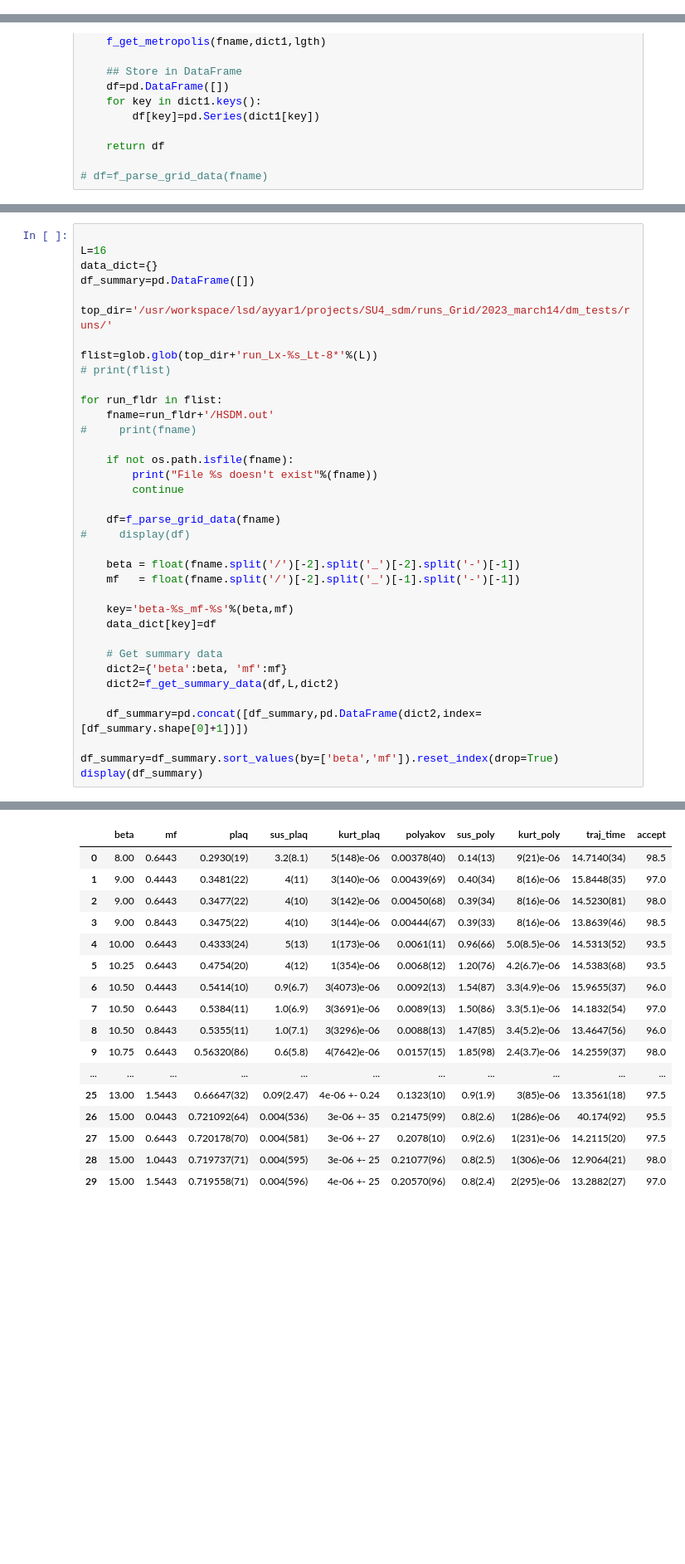
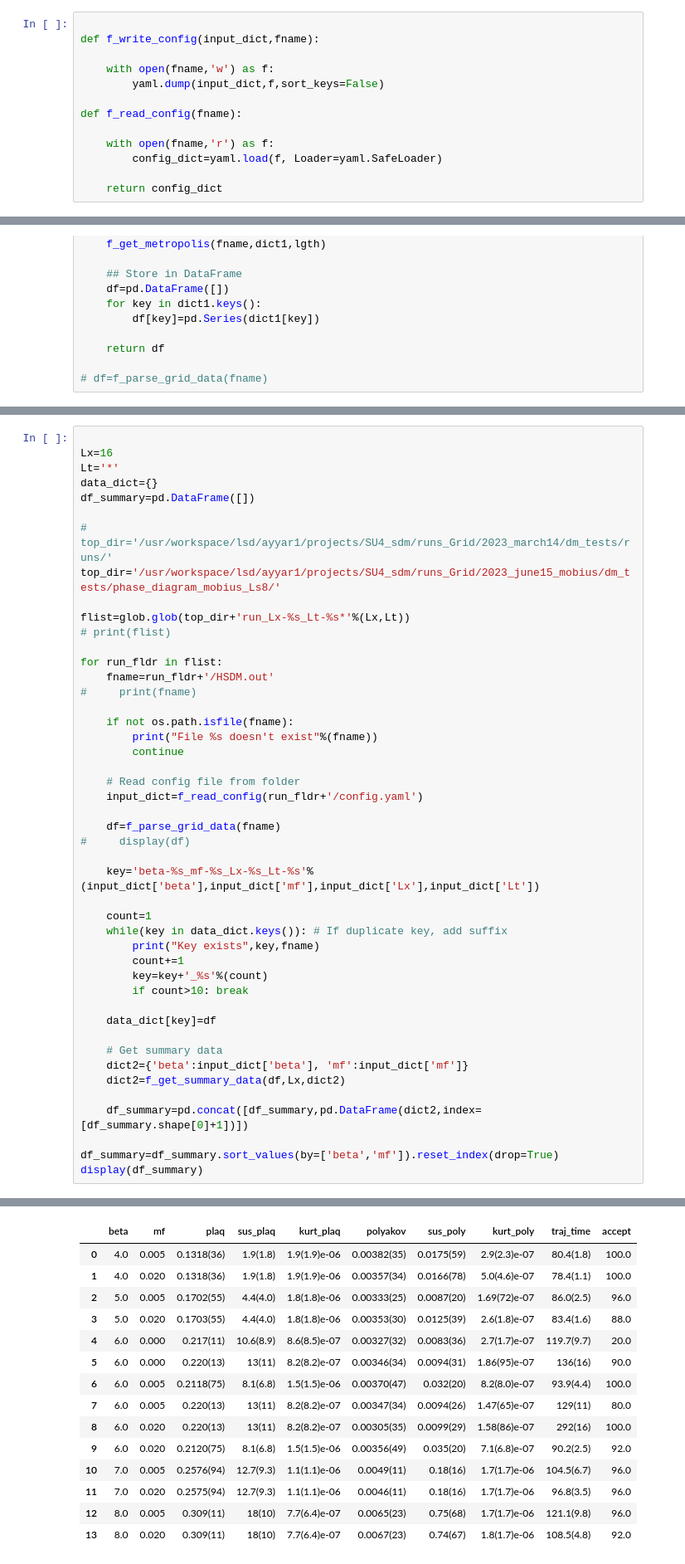
Before and after one commit to vmos1/su4_dm_grid_lsd, a Jupyter notebook: analysis/5_compare_runs.ipynb, the cells around one changed output, grey strips where cells are left out. Shown at 83% size. Drawn from its saved outputs; the diff is of its cells as text; blank space fills up the shorter version.

Commit message:
Modified analysis notebook to use the config.yaml file info

```diff
--- a/analysis/5_compare_runs.ipynb
+++ b/analysis/5_compare_runs.ipynb
@@ -18,6 +19,19 @@ import gvar as gv
 # %matplotlib widget
 # %%
 %matplotlib notebook
+# %%
+
+def f_write_config(input_dict,fname):
+
+    with open(fname,'w') as f:
+        yaml.dump(input_dict,f,sort_keys=False)
+
+def f_read_config(fname):
+
+    with open(fname,'r') as f:
+        config_dict=yaml.load(f, Loader=yaml.SafeLoader)
+
+    return config_dict
 # %% [markdown]
 ### Gather observables
 # %%
@@ -192,12 +234,14 @@ $$ \kappa_\mathcal{O} = \frac{\langle \mathcal{O}^4 \rangle - 4 \langle \mathcal
 # %%
 
-L=16
+Lx=16
+Lt='*'
 data_dict={}
 df_summary=pd.DataFrame([])
 
-top_dir='/usr/workspace/lsd/ayyar1/projects/SU4_sdm/runs_Grid/2023_march14/dm_tests/runs/'
+# top_dir='/usr/workspace/lsd/ayyar1/projects/SU4_sdm/runs_Grid/2023_march14/dm_tests/runs/'
+top_dir='/usr/workspace/lsd/ayyar1/projects/SU4_sdm/runs_Grid/2023_june15_mobius/dm_tests/phase_diagram_mobius_Ls8/'
 
-flist=glob.glob(top_dir+'run_Lx-%s_Lt-8*'%(L))
+flist=glob.glob(top_dir+'run_Lx-%s_Lt-%s*'%(Lx,Lt))
 # print(flist)
 
 for run_fldr in flist:
@@ -208,18 +252,26 @@ for run_fldr in flist:
         print("File %s doesn't exist"%(fname))
         continue
 
+    # Read config file from folder
+    input_dict=f_read_config(run_fldr+'/config.yaml')
+
     df=f_parse_grid_data(fname)
 #     display(df)
 
-    beta = float(fname.split('/')[-2].split('_')[-2].split('-')[-1])
-    mf   = float(fname.split('/')[-2].split('_')[-1].split('-')[-1])
+    key='beta-%s_mf-%s_Lx-%s_Lt-%s'%(input_dict['beta'],input_dict['mf'],input_dict['Lx'],input_dict['Lt'])
 
-    key='beta-%s_mf-%s'%(beta,mf)
+    count=1
+    while(key in data_dict.keys()): # If duplicate key, add suffix
+        print("Key exists",key,fname)
+        count+=1
+        key=key+'_%s'%(count)
+        if count>10: break
+
     data_dict[key]=df
 
     # Get summary data
-    dict2={'beta':beta, 'mf':mf}
-    dict2=f_get_summary_data(df,L,dict2)
+    dict2={'beta':input_dict['beta'], 'mf':input_dict['mf']}
+    dict2=f_get_summary_data(df,Lx,dict2)
 
     df_summary=pd.concat([df_summary,pd.DataFrame(dict2,index=[df_summary.shape[0]+1])])
 
@@ -229,17 +282,15 @@ display(df_summary)
 |  | beta | mf | plaq | sus_plaq | kurt_plaq | polyakov | sus_poly | kurt_poly | traj_time | accept |
-| 0 | 8.00 | 0.6443 | 0.2930(19) | 3.2(8.1) | 5(148)e-06 | 0.00378(40) | 0.14(13) | 9(21)e-06 | 14.7140(34) | 98.5 |
-| 1 | 9.00 | 0.4443 | 0.3481(22) | 4(11) | 3(140)e-06 | 0.00439(69) | 0.40(34) | 8(16)e-06 | 15.8448(35) | 97.0 |
-| 2 | 9.00 | 0.6443 | 0.3477(22) | 4(10) | 3(142)e-06 | 0.00450(68) | 0.39(34) | 8(16)e-06 | 14.5230(81) | 98.0 |
-| 3 | 9.00 | 0.8443 | 0.3475(22) | 4(10) | 3(144)e-06 | 0.00444(67) | 0.39(33) | 8(16)e-06 | 13.8639(46) | 98.5 |
-| 4 | 10.00 | 0.6443 | 0.4333(24) | 5(13) | 1(173)e-06 | 0.0061(11) | 0.96(66) | 5.0(8.5)e-06 | 14.5313(52) | 93.5 |
-| 5 | 10.25 | 0.6443 | 0.4754(20) | 4(12) | 1(354)e-06 | 0.0068(12) | 1.20(76) | 4.2(6.7)e-06 | 14.5383(68) | 93.5 |
-| 6 | 10.50 | 0.4443 | 0.5414(10) | 0.9(6.7) | 3(4073)e-06 | 0.0092(13) | 1.54(87) | 3.3(4.9)e-06 | 15.9655(37) | 96.0 |
-| 7 | 10.50 | 0.6443 | 0.5384(11) | 1.0(6.9) | 3(3691)e-06 | 0.0089(13) | 1.50(86) | 3.3(5.1)e-06 | 14.1832(54) | 97.0 |
-| 8 | 10.50 | 0.8443 | 0.5355(11) | 1.0(7.1) | 3(3296)e-06 | 0.0088(13) | 1.47(85) | 3.4(5.2)e-06 | 13.4647(56) | 96.0 |
-| 9 | 10.75 | 0.6443 | 0.56320(86) | 0.6(5.8) | 4(7642)e-06 | 0.0157(15) | 1.85(98) | 2.4(3.7)e-06 | 14.2559(37) | 98.0 |
-| ... | ... | ... | ... | ... | ... | ... | ... | ... | ... | ... |
-| 25 | 13.00 | 1.5443 | 0.66647(32) | 0.09(2.47) | 4e-06 +- 0.24 | 0.1323(10) | 0.9(1.9) | 3(85)e-06 | 13.3561(18) | 97.5 |
-| 26 | 15.00 | 0.0443 | 0.721092(64) | 0.004(536) | 3e-06 +- 35 | 0.21475(99) | 0.8(2.6) | 1(286)e-06 | 40.174(92) | 95.5 |
-| 27 | 15.00 | 0.6443 | 0.720178(70) | 0.004(581) | 3e-06 +- 27 | 0.2078(10) | 0.9(2.6) | 1(231)e-06 | 14.2115(20) | 97.5 |
-| 28 | 15.00 | 1.0443 | 0.719737(71) | 0.004(595) | 3e-06 +- 25 | 0.21077(96) | 0.8(2.5) | 1(306)e-06 | 12.9064(21) | 98.0 |
-| 29 | 15.00 | 1.5443 | 0.719558(71) | 0.004(596) | 4e-06 +- 25 | 0.20570(96) | 0.8(2.4) | 2(295)e-06 | 13.2882(27) | 97.0 |
+| 0 | 4.0 | 0.005 | 0.1318(36) | 1.9(1.8) | 1.9(1.9)e-06 | 0.00382(35) | 0.0175(59) | 2.9(2.3)e-07 | 80.4(1.8) | 100.0 |
+| 1 | 4.0 | 0.020 | 0.1318(36) | 1.9(1.8) | 1.9(1.9)e-06 | 0.00357(34) | 0.0166(78) | 5.0(4.6)e-07 | 78.4(1.1) | 100.0 |
+| 2 | 5.0 | 0.005 | 0.1702(55) | 4.4(4.0) | 1.8(1.8)e-06 | 0.00333(25) | 0.0087(20) | 1.69(72)e-07 | 86.0(2.5) | 96.0 |
+| 3 | 5.0 | 0.020 | 0.1703(55) | 4.4(4.0) | 1.8(1.8)e-06 | 0.00353(30) | 0.0125(39) | 2.6(1.8)e-07 | 83.4(1.6) | 88.0 |
+| 4 | 6.0 | 0.000 | 0.217(11) | 10.6(8.9) | 8.6(8.5)e-07 | 0.00327(32) | 0.0083(36) | 2.7(1.7)e-07 | 119.7(9.7) | 20.0 |
+| 5 | 6.0 | 0.000 | 0.220(13) | 13(11) | 8.2(8.2)e-07 | 0.00346(34) | 0.0094(31) | 1.86(95)e-07 | 136(16) | 90.0 |
+| 6 | 6.0 | 0.005 | 0.2118(75) | 8.1(6.8) | 1.5(1.5)e-06 | 0.00370(47) | 0.032(20) | 8.2(8.0)e-07 | 93.9(4.4) | 100.0 |
+| 7 | 6.0 | 0.005 | 0.220(13) | 13(11) | 8.2(8.2)e-07 | 0.00347(34) | 0.0094(26) | 1.47(65)e-07 | 129(11) | 80.0 |
+| 8 | 6.0 | 0.020 | 0.220(13) | 13(11) | 8.2(8.2)e-07 | 0.00305(35) | 0.0099(29) | 1.58(86)e-07 | 292(16) | 100.0 |
+| 9 | 6.0 | 0.020 | 0.2120(75) | 8.1(6.8) | 1.5(1.5)e-06 | 0.00356(49) | 0.035(20) | 7.1(6.8)e-07 | 90.2(2.5) | 92.0 |
+| 10 | 7.0 | 0.005 | 0.2576(94) | 12.7(9.3) | 1.1(1.1)e-06 | 0.0049(11) | 0.18(16) | 1.7(1.7)e-06 | 104.5(6.7) | 96.0 |
+| 11 | 7.0 | 0.020 | 0.2575(94) | 12.7(9.3) | 1.1(1.1)e-06 | 0.0046(11) | 0.18(16) | 1.7(1.7)e-06 | 96.8(3.5) | 96.0 |
+| 12 | 8.0 | 0.005 | 0.309(11) | 18(10) | 7.7(6.4)e-07 | 0.0065(23) | 0.75(68) | 1.7(1.7)e-06 | 121.1(9.8) | 96.0 |
+| 13 | 8.0 | 0.020 | 0.309(11) | 18(10) | 7.7(6.4)e-07 | 0.0067(23) | 0.74(67) | 1.8(1.7)e-06 | 108.5(4.8) | 92.0 |
```
Also changed, not shown: parts of 9 cells of this notebook, 3 other files.
